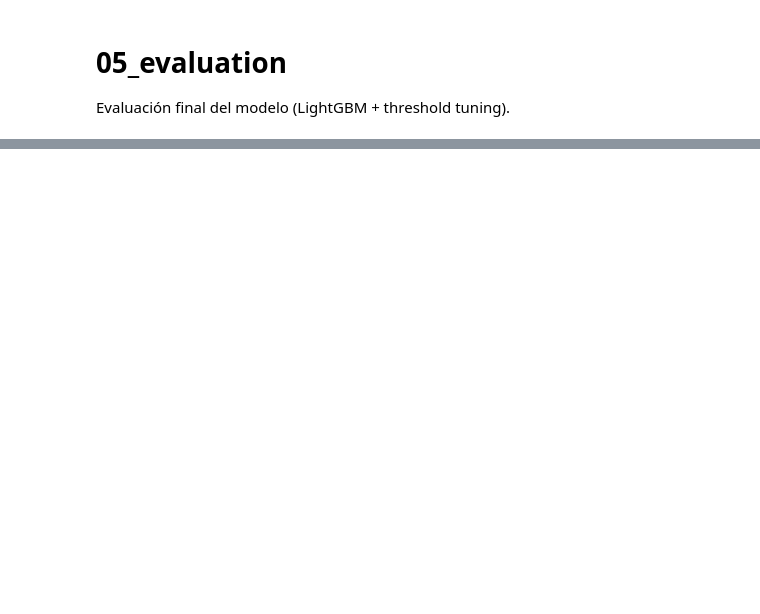
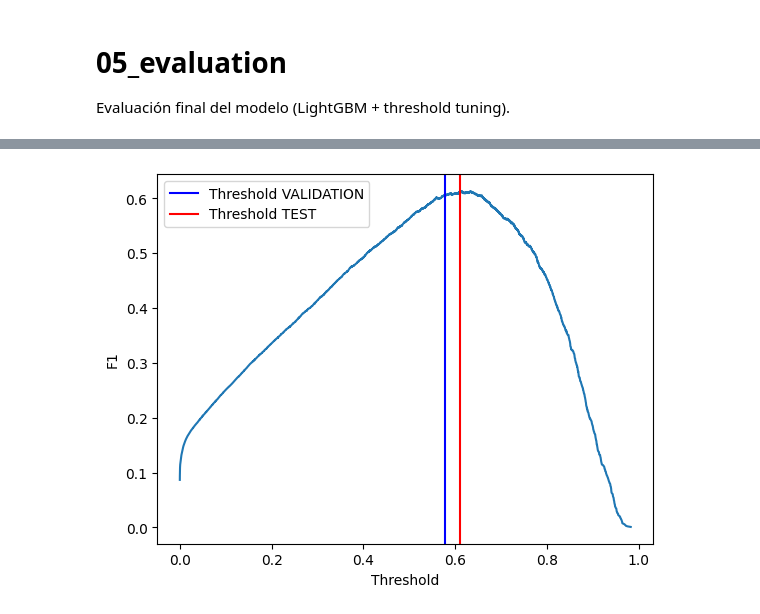
Before and after one commit to jmf-uniandes/pre-training, a Jupyter notebook: notebooks/05_model_evaluation.ipynb, the cells around one changed output, grey strips where cells are left out. Cells and saved outputs as stored; diff of their text form; code cells hidden in the pictures; blank space fills up the shorter version.

```diff
--- a/notebooks/05_model_evaluation.ipynb
+++ b/notebooks/05_model_evaluation.ipynb
@@ -113,3 +113,18 @@ plt.show()
+# %%
+from sklearn.metrics import precision_recall_curve
+import matplotlib.pyplot as plt
+
+prec, rec, thr = precision_recall_curve(y_test, y_proba_test)
+
+plt.plot(thr, 2*(prec[:-1]*rec[:-1])/(prec[:-1]+rec[:-1]))
+plt.axvline(0.578, color='blue', label='Threshold VALIDATION')
+plt.axvline(0.61, color='red', label='Threshold TEST')
+plt.legend()
+plt.xlabel("Threshold")
+plt.ylabel("F1")
+plt.show()
+# %% [output]
+[figure, added]
 # %% [markdown]
 ### Interpretación detallada:
 
```
Also changed, not shown: parts of 5 cells of this notebook.
